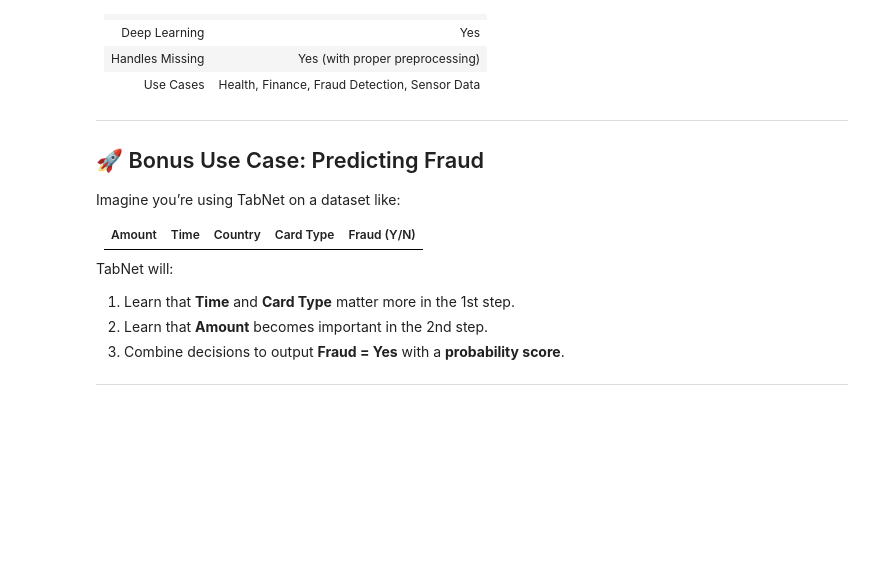
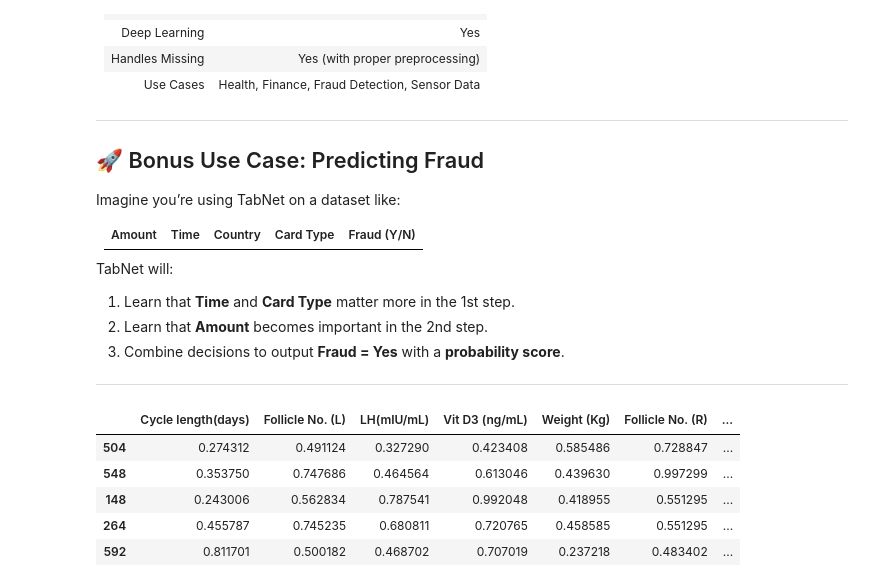
Before and after one commit to samiha-mahin/A_Deep_Learning_Repo, a Jupyter notebook: TabNet.ipynb, the cells around one changed output. Drawn from its saved outputs; the diff is of its cells as text; code cells hidden in the pictures; blank space fills up the shorter version.

```diff
--- a/TabNet.ipynb
+++ b/TabNet.ipynb
@@ -229,3 +229,14 @@ TabNet will:
 3. Combine decisions to output **Fraud = Yes** with a **probability score**.
 
 ---
+# %%
+import pandas as pd
+df = pd.read_csv('/content/balanced_pcos_dataset.csv')
+df.sample(5)
+# %% [output]
+|  | Cycle length(days) | Follicle No. (L) | LH(mIU/mL) | Vit D3 (ng/mL) | Weight (Kg) | Follicle No. (R) | ... |
+| 504 | 0.274312 | 0.491124 | 0.327290 | 0.423408 | 0.585486 | 0.728847 | ... |
+| 548 | 0.353750 | 0.747686 | 0.464564 | 0.613046 | 0.439630 | 0.997299 | ... |
+| 148 | 0.243006 | 0.562834 | 0.787541 | 0.992048 | 0.418955 | 0.551295 | ... |
+| 264 | 0.455787 | 0.745235 | 0.680811 | 0.720765 | 0.458585 | 0.551295 | ... |
+| 592 | 0.811701 | 0.500182 | 0.468702 | 0.707019 | 0.237218 | 0.483402 | ... |
```
Also changed, not shown: parts of 1 cell of this notebook.
